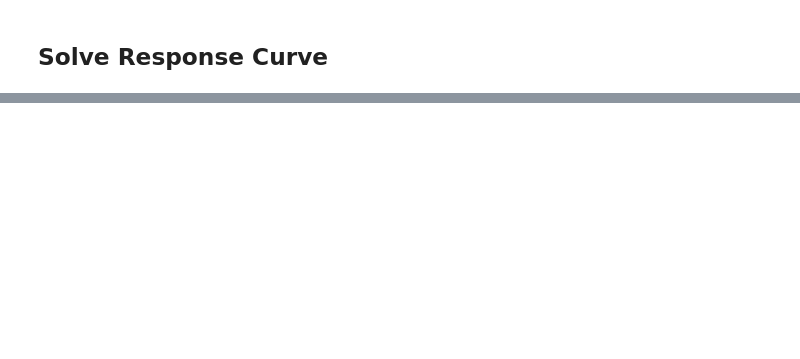
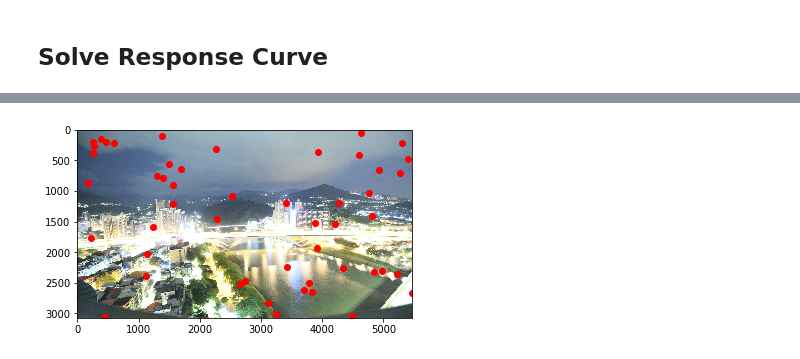
Before and after one commit to frozenburst/NTU-2020-VFX, a Jupyter notebook: hw1_HDR/hdr.ipynb, the cells around one changed output, grey strips where cells are left out. Drawn from its saved outputs; the diff is of its cells as text; code cells hidden in the pictures; blank space fills up the shorter version.

```diff
--- a/hw1_HDR/hdr.ipynb
+++ b/hw1_HDR/hdr.ipynb
@@ -271,0 +276,6 @@ for c in range(channels):
+# %%
+# sampled pixels
+plt.plot(coords[:, 1], coords[:, 0], 'ro')
+imshow(img_set[-1])
+# %% [output]
+[figure, added]
```
Also changed, not shown: parts of 6 cells of this notebook, 1 other file.
